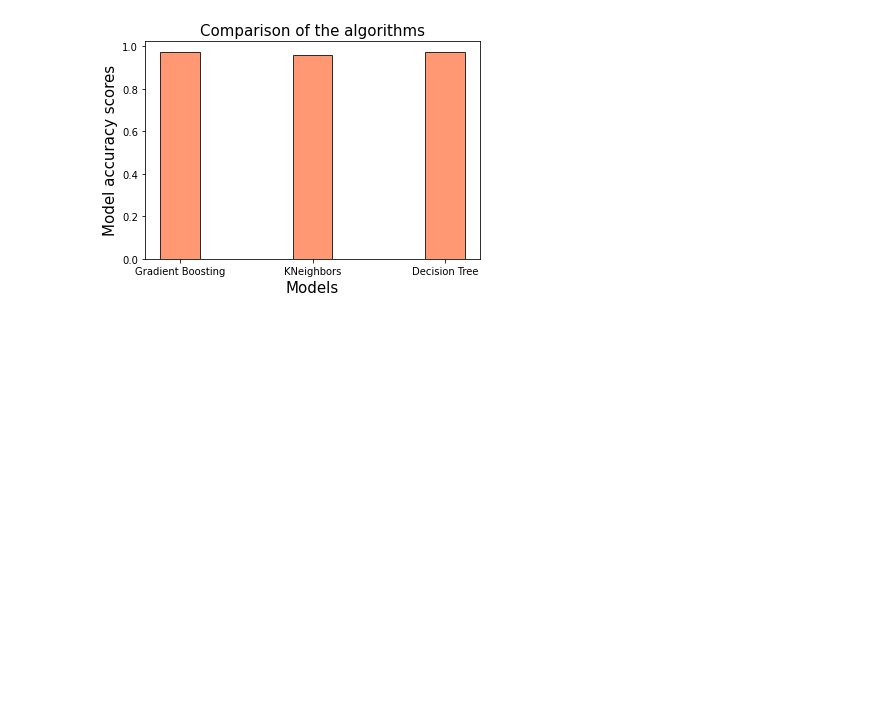
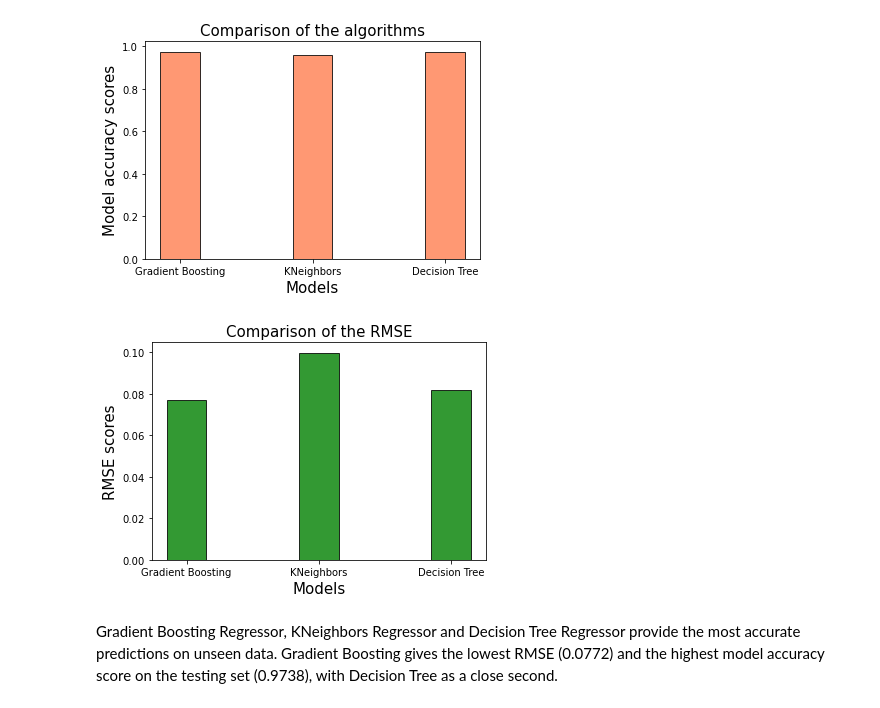
Before and after one commit to jujucodes/Letterboxd, a Jupyter notebook: Letterboxd_modelling.ipynb, the cells around one changed output. Drawn from its saved outputs; the diff is of its cells as text; code cells hidden in the pictures; blank space fills up the shorter version.

Commit message:
hyperparameters and modelling update

```diff
--- a/Letterboxd_modelling.ipynb
+++ b/Letterboxd_modelling.ipynb
@@ -541,6 +542,6 @@ gb_acc
 # %%
 y_test_pred = gb_reg.predict(X_test_true)
 # %%
-rmse = np.sqrt(mean_squared_error(y_test_true, y_test_pred))
-rmse
+gb_rmse = np.sqrt(mean_squared_error(y_test_true, y_test_pred))
+gb_rmse
 # %% [output]
@@ -623,8 +624,8 @@ kn_acc
 0.9561913345643808
 # %%
 y_test_pred = kn_reg.predict(X_test_true)
-rmse = np.sqrt(mean_squared_error(y_test_true, y_test_pred))
-rmse
+kn_rmse = np.sqrt(mean_squared_error(y_test_true, y_test_pred))
+kn_rmse
 # %% [output]
 0.09981208397423476
 # %%
@@ -651,5 +652,5 @@ dt_acc
 # %%
 y_test_pred = dt_reg.predict(X_test_true)
-rmse = np.sqrt(mean_squared_error(y_test_true, y_test_pred))
-rmse
+dt_rmse = np.sqrt(mean_squared_error(y_test_true, y_test_pred))
+dt_rmse
 # %% [output]
@@ -668,3 +669,15 @@ _=plt.bar(index_acc,Accuracy_score,color='coral',alpha=0.8,label='Accuracy score
 plt.show()
 # %% [output]
 [figure]
+# %%
+index_acc = ['Gradient Boosting', 'KNeighbors', 'Decision Tree']
+rmse_score = [gb_rmse,kn_rmse,dt_rmse]
+plt.xlabel('Models',fontsize=15)
+plt.ylabel ('RMSE scores',fontsize=15)
+plt.title('Comparison of the RMSE',fontsize=15)
+_=plt.bar(index_acc,rmse_score,color='green',alpha=0.8,label='RMSE score',edgecolor='k',width=0.3)
+plt.show()
+# %% [output]
+[figure, added]
+# %% [markdown]
+Gradient Boosting Regressor, KNeighbors Regressor and Decision Tree Regressor provide the most accurate predictions on unseen data. Gradient Boosting gives the lowest RMSE (0.0772) and the highest model accuracy score on the testing set (0.9738), with Decision Tree as a close second.
```
Also changed, not shown: parts of 6 cells of this notebook, 1 other file.
